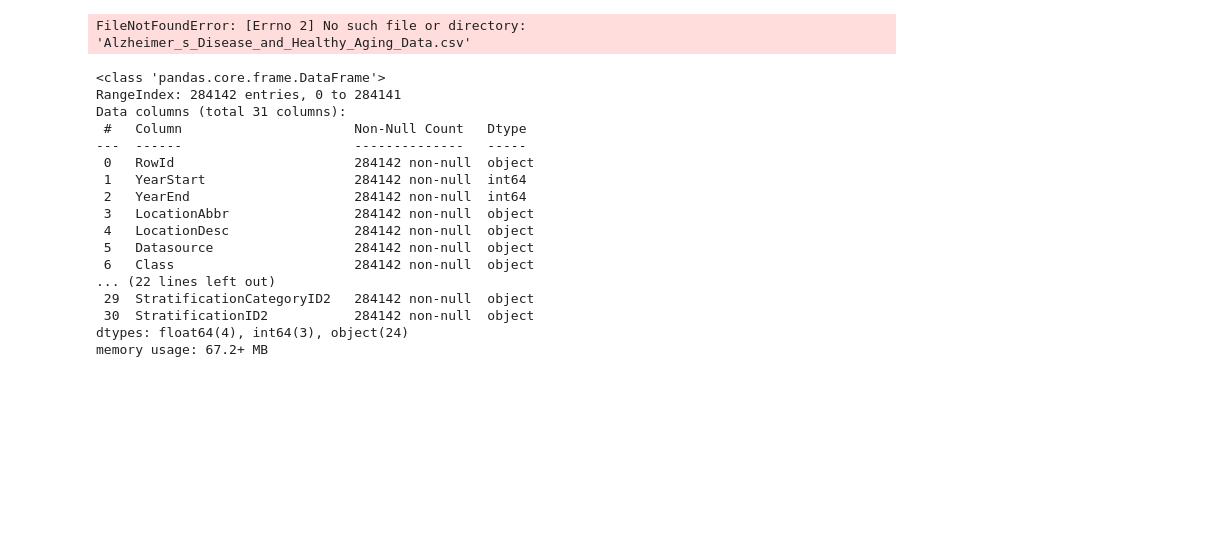
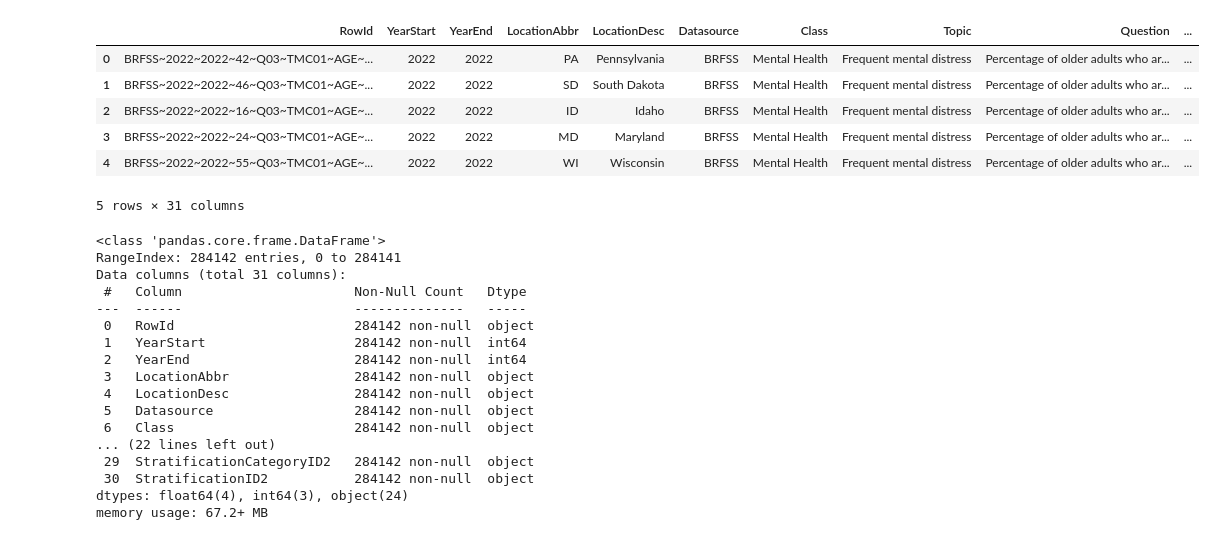
Before and after one commit to ellen-grant/Project-3, a Jupyter notebook: Alzheimer_HealthyAgingData.ipynb, the cells around one changed output. Saved outputs shown, nothing was run; the diff lists cells and outputs as text; code cells hidden in the pictures; blank space fills up the shorter version.

```diff
--- a/Alzheimer_HealthyAgingData.ipynb
+++ b/Alzheimer_HealthyAgingData.ipynb
@@ -3,14 +3,20 @@ import pandas as pd
 from pathlib import Path
 # %%
 # Specify the path to your CSV file
-file = 'Alzheimer_s_Disease_and_Healthy_Aging_Data.csv'
+file = '/Users/sarahwhite/Desktop/workspace/project_3/Project-3/Resources/Alzheimer_s_Disease_and_Healthy_Aging_Data.csv'
 
 # Read the CSV file into a DataFrame
 Alzheimers_data = pd.read_csv(file)
 
 Alzheimers_data.head()
 # %% [output]
+|  | RowId | YearStart | YearEnd | LocationAbbr | LocationDesc | Datasource | Class | Topic | Question | ... |
+| 0 | BRFSS~2022~2022~42~Q03~TMC01~AGE~... | 2022 | 2022 | PA | Pennsylvania | BRFSS | Mental Health | Frequent mental distress | Percentage of older adults who ar... | ... |
+| 1 | BRFSS~2022~2022~46~Q03~TMC01~AGE~... | 2022 | 2022 | SD | South Dakota | BRFSS | Mental Health | Frequent mental distress | Percentage of older adults who ar... | ... |
+| 2 | BRFSS~2022~2022~16~Q03~TMC01~AGE~... | 2022 | 2022 | ID | Idaho | BRFSS | Mental Health | Frequent mental distress | Percentage of older adults who ar... | ... |
+| 3 | BRFSS~2022~2022~24~Q03~TMC01~AGE~... | 2022 | 2022 | MD | Maryland | BRFSS | Mental Health | Frequent mental distress | Percentage of older adults who ar... | ... |
+| 4 | BRFSS~2022~2022~55~Q03~TMC01~AGE~... | 2022 | 2022 | WI | Wisconsin | BRFSS | Mental Health | Frequent mental distress | Percentage of older adults who ar... | ... |
-FileNotFoundError: [Errno 2] No such file or directory: 'Alzheimer_s_Disease_and_Healthy_Aging_Data.csv'
+5 rows × 31 columns
 # %%
 Alzheimers_data.info()
 # %% [output]
```
Also changed, not shown: 1 other file.
